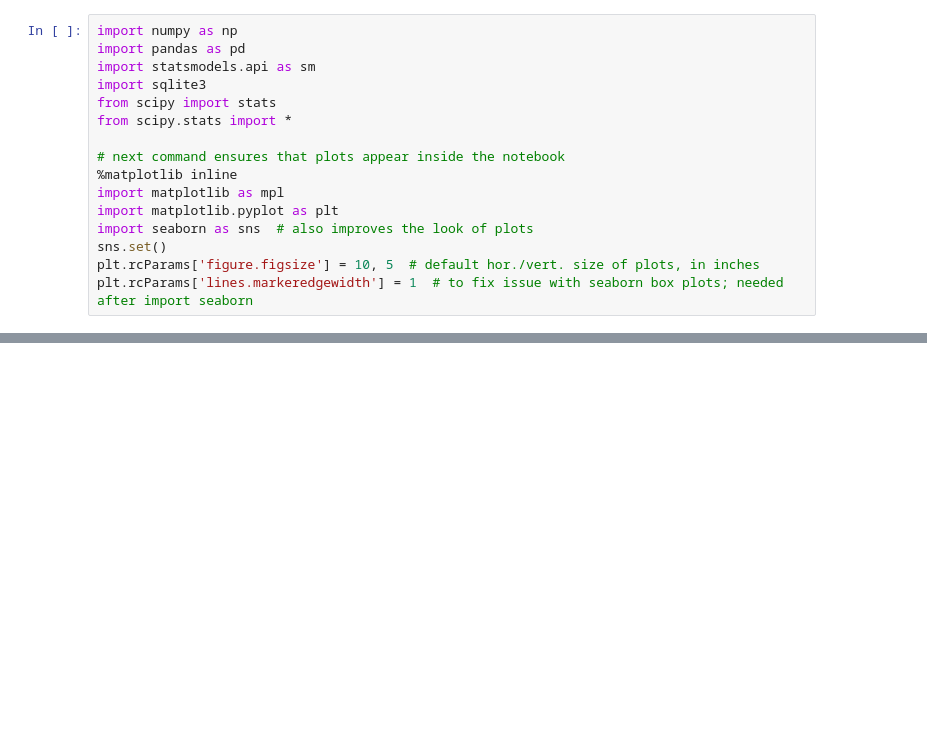
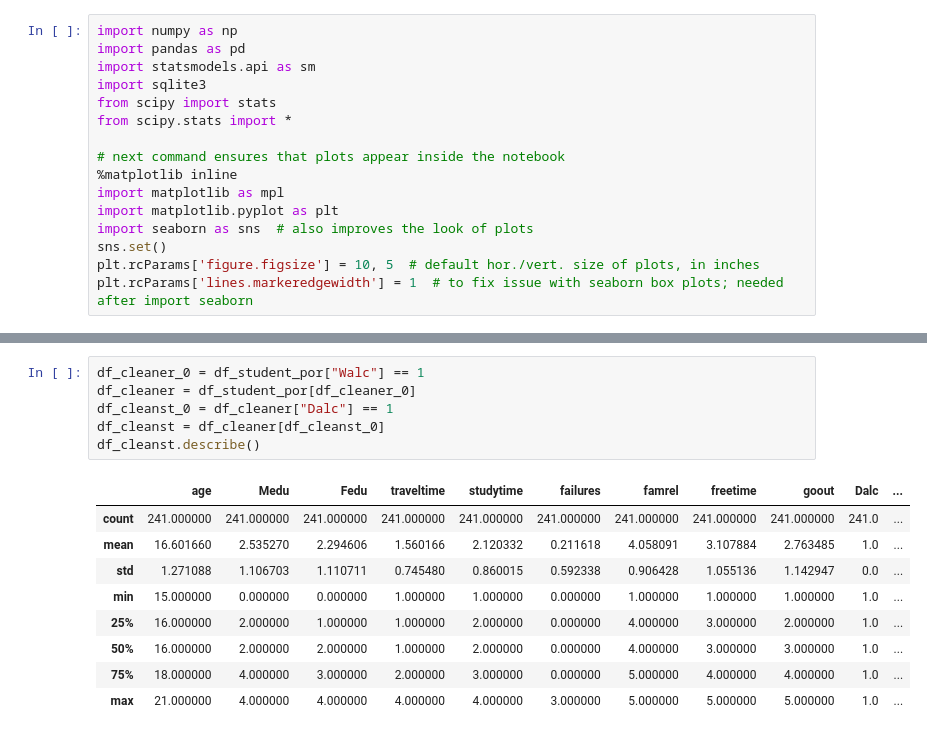
Before and after one commit to bommelbij/CreativeThinking, a Jupyter notebook: Untitled.ipynb, the cells around one changed output, grey strips where cells are left out. Drawn from its saved outputs; the diff is of its cells as text; blank space fills up the shorter version.

```diff
--- a/Untitled.ipynb
+++ b/Untitled.ipynb
@@ -38,0 +55,16 @@ df_student_por.head()
+# %%
+df_cleaner_0 = df_student_por["Walc"] == 1
+df_cleaner = df_student_por[df_cleaner_0]
+df_cleanst_0 = df_cleaner["Dalc"] == 1
+df_cleanst = df_cleaner[df_cleanst_0]
+df_cleanst.describe()
+# %% [output]
+|  | age | Medu | Fedu | traveltime | studytime | failures | famrel | freetime | goout | Dalc | ... |
+| count | 241.000000 | 241.000000 | 241.000000 | 241.000000 | 241.000000 | 241.000000 | 241.000000 | 241.000000 | 241.000000 | 241.0 | ... |
+| mean | 16.601660 | 2.535270 | 2.294606 | 1.560166 | 2.120332 | 0.211618 | 4.058091 | 3.107884 | 2.763485 | 1.0 | ... |
+| std | 1.271088 | 1.106703 | 1.110711 | 0.745480 | 0.860015 | 0.592338 | 0.906428 | 1.055136 | 1.142947 | 0.0 | ... |
+| min | 15.000000 | 0.000000 | 0.000000 | 1.000000 | 1.000000 | 0.000000 | 1.000000 | 1.000000 | 1.000000 | 1.0 | ... |
+| 25% | 16.000000 | 2.000000 | 1.000000 | 1.000000 | 2.000000 | 0.000000 | 4.000000 | 3.000000 | 2.000000 | 1.0 | ... |
+| 50% | 16.000000 | 2.000000 | 2.000000 | 1.000000 | 2.000000 | 0.000000 | 4.000000 | 3.000000 | 3.000000 | 1.0 | ... |
+| 75% | 18.000000 | 4.000000 | 3.000000 | 2.000000 | 3.000000 | 0.000000 | 5.000000 | 4.000000 | 4.000000 | 1.0 | ... |
+| max | 21.000000 | 4.000000 | 4.000000 | 4.000000 | 4.000000 | 3.000000 | 5.000000 | 5.000000 | 5.000000 | 1.0 | ... |
```
Also changed, not shown: parts of 4 cells of this notebook, 2 other files.
